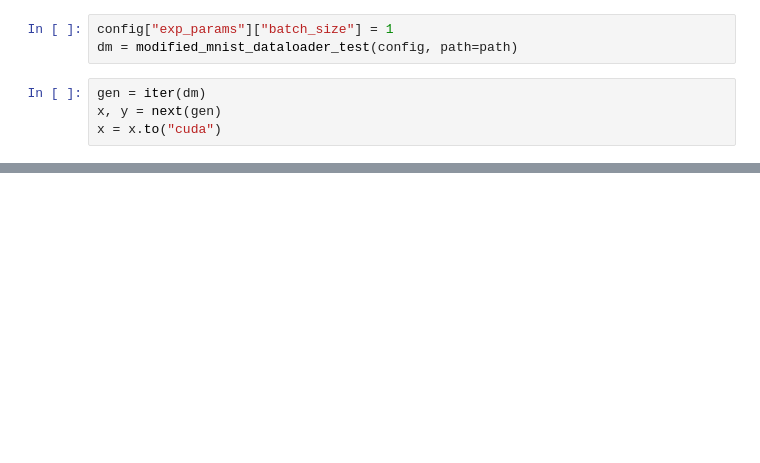
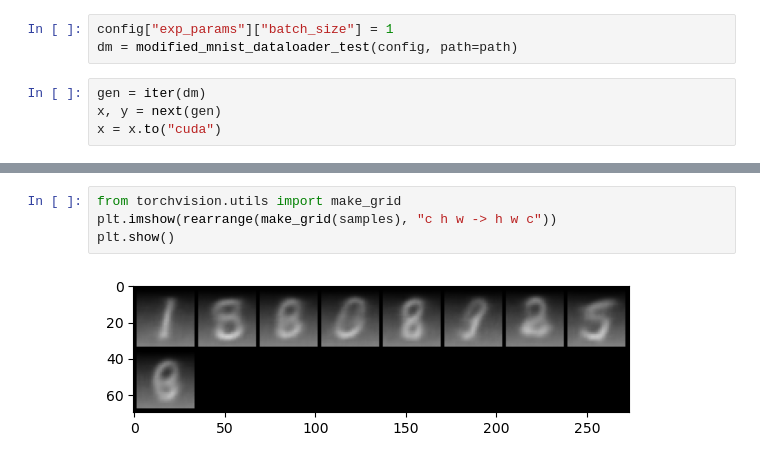
Before and after one commit to Neoanarika/inverse-probelms-urops, a Jupyter notebook: notebooks/optimisation.ipynb, the cells around one changed output, grey strips where cells are left out. Saved outputs shown, nothing was run; the diff lists cells and outputs as text; blank space fills up the shorter version.

```diff
--- a/notebooks/optimisation.ipynb
+++ b/notebooks/optimisation.ipynb
@@ -53,0 +135,6 @@ plot(x)
+# %%
+from torchvision.utils import make_grid
+plt.imshow(rearrange(make_grid(samples), "c h w -> h w c"))
+plt.show()
+# %% [output]
+[figure, added]
```
Also changed, not shown: parts of 8 cells of this notebook.
